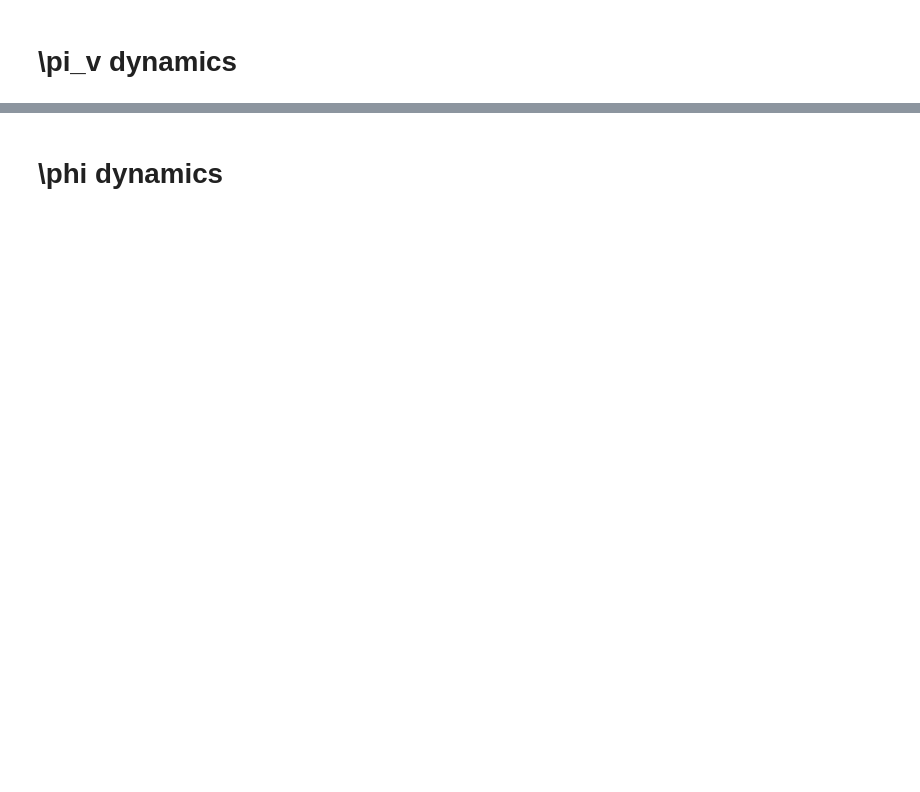
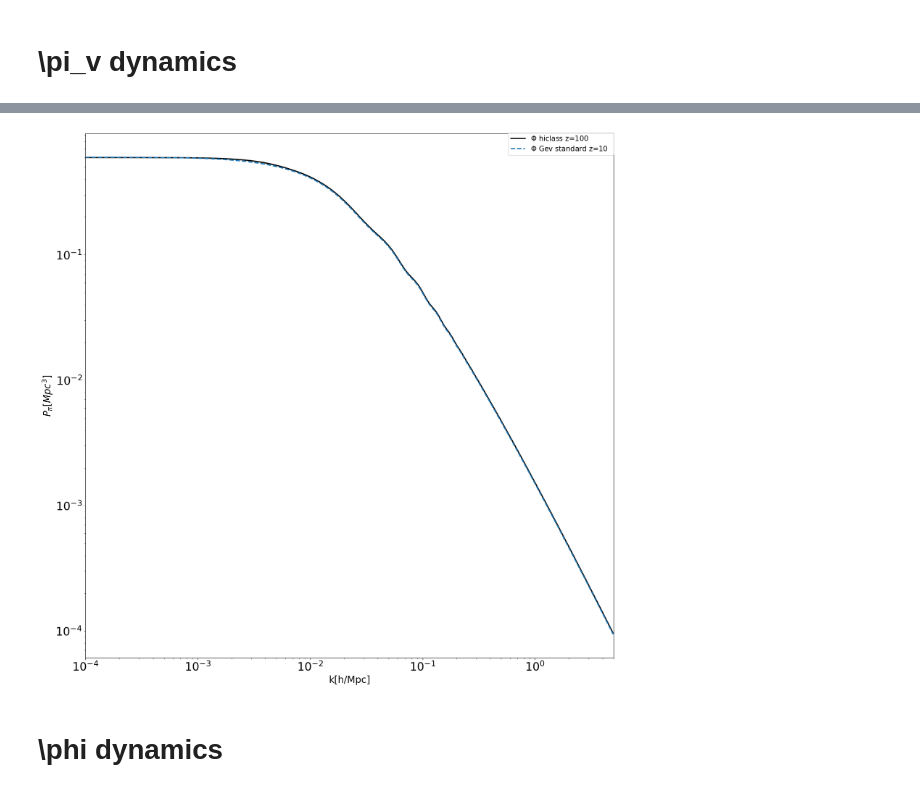
Before and after one commit to FarbodHassani/k-evolution_devel, a Jupyter notebook: Class_Gev_Comparison/GevField.ipynb, the cells around one changed output, grey strips where cells are left out. Saved outputs shown, nothing was run; the diff lists cells and outputs as text; code cells hidden in the pictures; blank space fills up the shorter version.

```diff
--- a/Class_Gev_Comparison/GevField.ipynb
+++ b/Class_Gev_Comparison/GevField.ipynb
@@ -112,2 +188,79 @@ plt.show()
+# %%
+
+# params for makin power dimensionless
+As=2.19*10**-9;
+h=0.67;
+kp=0.05/h;
+ns=0.96;
+
+#Plot setting
+plt.figure(figsize=(20,20))
+ax = plt.gca()
+ax.tick_params(axis = 'both', which = 'major', labelsize = 24)
+ax.tick_params(axis = 'both', which = 'minor', labelsize = 16)
+
+#Making related hi-class powerspectra
+Phi_class_dimensionless_z100=As*(hiclass_phi_100[:,1]**2)*((hiclass_phi_100[:,0]/kp)**(ns-1.));
+
+#Plots z=100
+plt.plot(hiclass_phi_100[:,0],hiclass_phi_100[:,1],color=tableau12[0],linestyle='solid',lw=2.5,label=r"$\Phi$ hiclass z=100 ")
+plt.plot(hiclass_phi_z10[:,0],hiclass_phi_z10[:,1],color=tableau20[0],linestyle='dashed',lw=2.5,label=r"$\Phi$ Gev standard z=10 ")
+# plt.plot(phi_z_100[:,0],phi_z_100[:,1],color=tableau12[4],linestyle='dashed',lw=2.5,label=r"$\Phi$ Gev kessence z=100 ")
+# plt.plot(class_z100[:,0]*h,class_z100[:,6],color=tableau20[14],linestyle='dashed',lw=2.5,label=r"$\Phi$ class z=100 ")
+
+#Plots z=10
+# plt.plot(hiclass_z10[:,0],Pv_hiclass_z10_dimensionless[:],color=tableau12[8],linestyle='solid',lw=2.5,label=r"$\pi'_k$ hiclass z=10 ")
+# plt.plot(pivGev_z_10[:,0],pivGev_z_10[:,1],color=tableau20[2],linestyle='dashed',lw=2.5,label=r"$\pi'_k$ Gev z=10 ")
+# # #Plots z=3
+# plt.plot(hiclass_z3[:,0],Pv_hiclass_z3_dimensionless[:],color=tableau12[5],linestyle='solid',lw=2.5,label=r"$\pi'_k$ hiclass z=3 ")
+# plt.plot(pivGev_z_3[:,0],pivGev_z_3[:,1],color=tableau20[5],linestyle='dashed',lw=2.5,label=r"$\pi'_k$ Gev z=3 ")
+# # #Plots z=0
+# plt.plot(hiclass_z0[:,0],Pv_hiclass_z0_dimensionless[:],color=tableau12[11],linestyle='solid',lw=2.5,label=r"$\pi'_k$ hiclass z=0 ")
+# plt.plot(pivGev_z_0[:,0],pivGev_z_0[:,1],color=tableau20[8],linestyle='dashed',lw=2.5,label=r"$\pi'_k$ Gev z=0 ")
+
+# Show the plots and save
+plt.legend(bbox_to_anchor=(0.8, 0.90, 0.2, .102), loc=1,ncol=1,fontsize=15, mode="expand", borderaxespad=0.)
+plt.xscale('log')
+plt.yscale("log")
+# plt.yscale('log')
+plt.xlabel("k[h/Mpc]",fontsize=20)
+plt.ylabel(r"$P_{\pi}[Mpc^3]$",fontsize=20)
+plt.xlim(0.0001,5)
+# plt.ylim(1.e-27,1.e-1)
+plt.savefig('pi_kcomparison.jpg', format='eps', dpi=1000)
+plt.show()
+
+
+
+
+# Phi_class_dimensionless=As*(class_file[:,6]**2)*((class_file[:,0]/kp)**(ns-1.));
+# Phi_class_z0=As*(class_phi_z_0[:,6]**2)*((class_phi_z_0[:,0]/kp)**(ns-1.));
+# Phi_class_z100=As*(class_phi_z_100[:,6]**2)*((class_phi_z_100[:,0]/kp)**(ns-1.));
+# hiclass_phi_100
+# # plt.plot(class_file[:,0],Phi_class_dimensionless[:],color="red",label=r"$\Phi$ class z=100 ")
+# plt.plot(phi_z_100[:,0],phi_z_100[:,1],color="black",label=r"$\Phi$ Gev z=100 ")
+# plt.plot(phi_z_10[:,0],phi_z_10[:,1],color="blue",label=r"$\Phi$ Gev z=10 ")
+# plt.plot(phi_z_3[:,0],phi_z_3[:,1],color="magenta",label=r"$\Phi$ Gev z=3 ")
+# plt.plot(phi_z_0[:,0],phi_z_0[:,1],color="purple",label=r"$\Phi$ Gev z=0 ")
+# # plt.plot(class_phi_z_0[:,0],Phi_class_z0[:],color="green",label=r"$\phi$, class z=0")
+# # plt.plot(class_phi_z_100[:,0],Phi_class_z100[:],color="khaki",label=r"$\phi$, class z=100")
+
+# # plt.plot(pi_class[:,0],P_class_dimensionless[:],color="green",label=r" z=3, hiclass")
+# plt.legend(bbox_to_anchor=(0., 0.25, 0.4, .102), loc=1,ncol=1,fontsize=8, mode="expand", borderaxespad=0.)
+# plt.xscale('log')
+# plt.yscale("log")
+
+# # plt.yscale('log')
+# plt.xlabel("k[h/Mpc]")
+# plt.ylabel(r"$P_{\Phi}[Mpc^3]$")
+# plt.xlim(0.01,8)
+# plt.ylim(1.e-18,1.e-11)
+
+# plt.savefig('field_derivative_comparison.jpg',bbox_inches='tight')
+# plt.show()
+#Note: it seems Phi in class output is at z=0 not 100 both Gev and hi-class confirm this
+# comparison of hi-class class also suggests that \psi in class is at z=0
+# %% [output]
+[figure, added]
 # %% [markdown]
 # \phi dynamics
```
Also changed, not shown: parts of 13 cells of this notebook, 1 other file.
